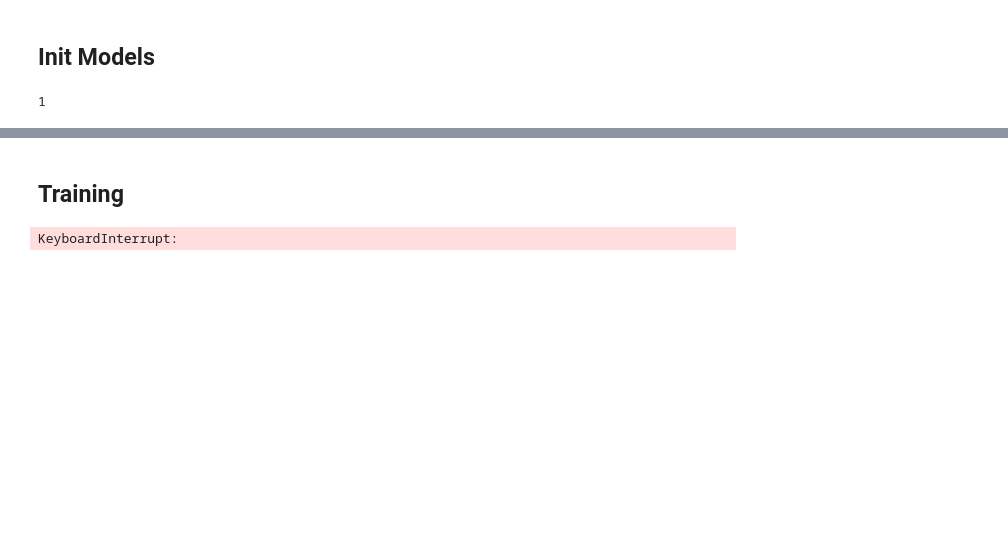
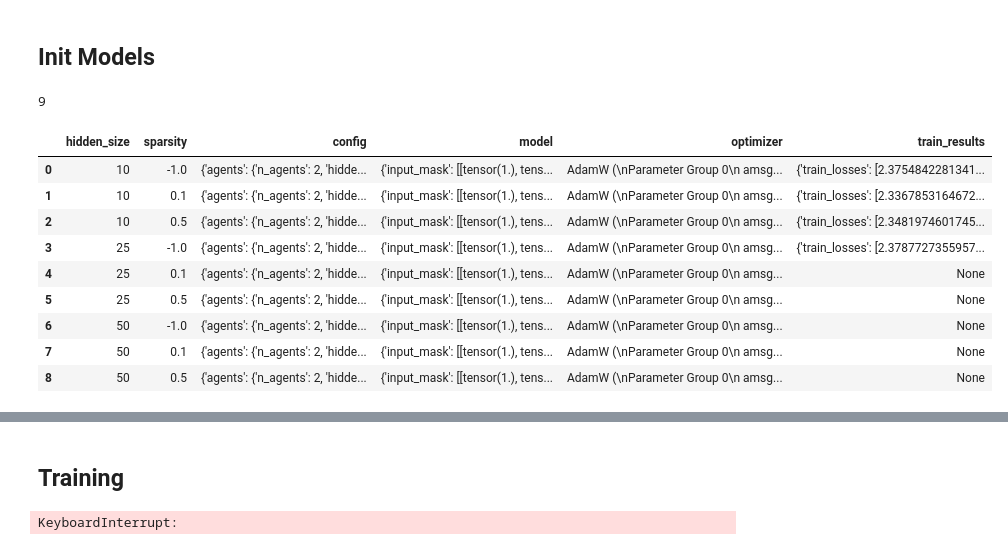
Before and after one commit to GabrielBena/specialization-dynamics, a Jupyter notebook: examples/simple_code.ipynb, the cells around one changed output, grey strips where cells are left out. Drawn from its saved outputs; the diff is of its cells as text; code cells hidden in the pictures; blank space fills up the shorter version.

```diff
--- a/examples/simple_code.ipynb
+++ b/examples/simple_code.ipynb
@@ -143,12 +140,30 @@ default_config = {
 }
 # %%
 # We look at networks of 3 sizes and 3 sparsity levels
-n_hiddens = [10, 50, 50][1:2]
+n_hiddens = [10, 25, 50]
 # Negative values for the sparsity field directly specify number of connection irrelevent of the hidden size
-sparsities = [-1, 1., 0.5][1:2]
+sparsities = [-1, .1, 0.5]
 varying_params = {"hidden_size": n_hiddens, "sparsity": sparsities}
 # We get all the combinations of the parameters
 all_varying_params = get_all_v_params(varying_params)
 len(all_varying_params)
 # %% [output]
-1
+9
+# %%
+try :
+    general_training_results = pd.read_pickle("../results/example/general_training_results")
+except FileNotFoundError:
+    general_training_results = {}
+
+general_training_results
+# %% [output]
+|  | hidden_size | sparsity | config | model | optimizer | train_results |
+| 0 | 10 | -1.0 | {'agents': {'n_agents': 2, 'hidde... | {'input_mask': [[tensor(1.), tens... | AdamW (\nParameter Group 0\n amsg... | {'train_losses': [2.3754842281341... |
+| 1 | 10 | 0.1 | {'agents': {'n_agents': 2, 'hidde... | {'input_mask': [[tensor(1.), tens... | AdamW (\nParameter Group 0\n amsg... | {'train_losses': [2.3367853164672... |
+| 2 | 10 | 0.5 | {'agents': {'n_agents': 2, 'hidde... | {'input_mask': [[tensor(1.), tens... | AdamW (\nParameter Group 0\n amsg... | {'train_losses': [2.3481974601745... |
+| 3 | 25 | -1.0 | {'agents': {'n_agents': 2, 'hidde... | {'input_mask': [[tensor(1.), tens... | AdamW (\nParameter Group 0\n amsg... | {'train_losses': [2.3787727355957... |
+| 4 | 25 | 0.1 | {'agents': {'n_agents': 2, 'hidde... | {'input_mask': [[tensor(1.), tens... | AdamW (\nParameter Group 0\n amsg... | None |
+| 5 | 25 | 0.5 | {'agents': {'n_agents': 2, 'hidde... | {'input_mask': [[tensor(1.), tens... | AdamW (\nParameter Group 0\n amsg... | None |
+| 6 | 50 | -1.0 | {'agents': {'n_agents': 2, 'hidde... | {'input_mask': [[tensor(1.), tens... | AdamW (\nParameter Group 0\n amsg... | None |
+| 7 | 50 | 0.1 | {'agents': {'n_agents': 2, 'hidde... | {'input_mask': [[tensor(1.), tens... | AdamW (\nParameter Group 0\n amsg... | None |
+| 8 | 50 | 0.5 | {'agents': {'n_agents': 2, 'hidde... | {'input_mask': [[tensor(1.), tens... | AdamW (\nParameter Group 0\n amsg... | None |
```
Also changed, not shown: parts of 23 cells of this notebook, 1 other file.
